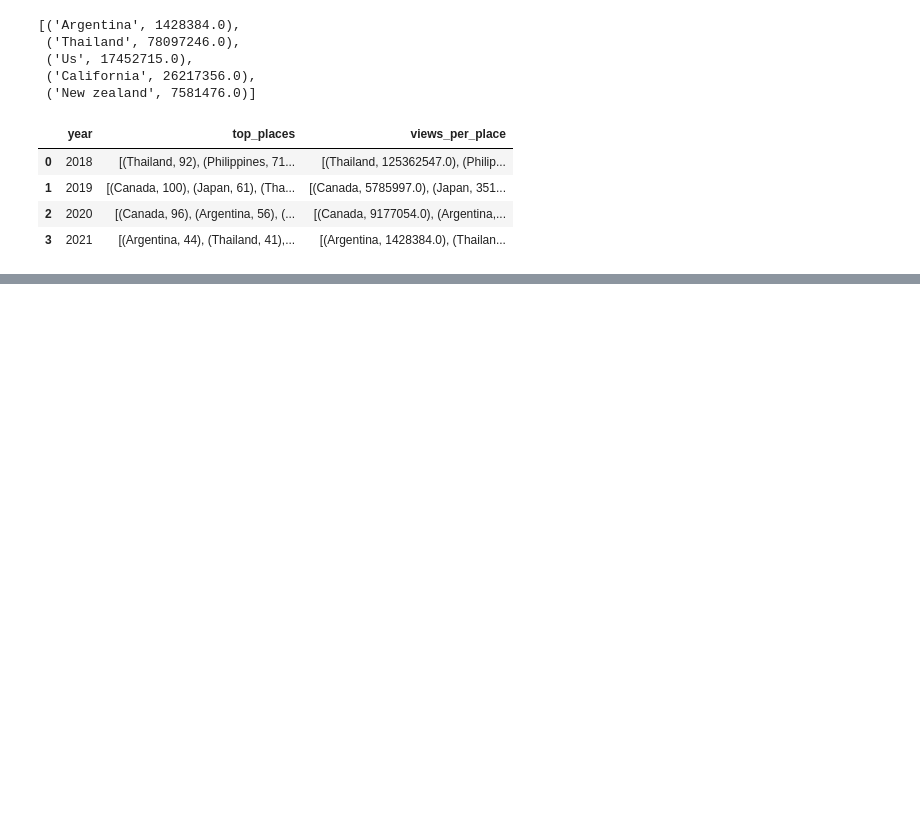
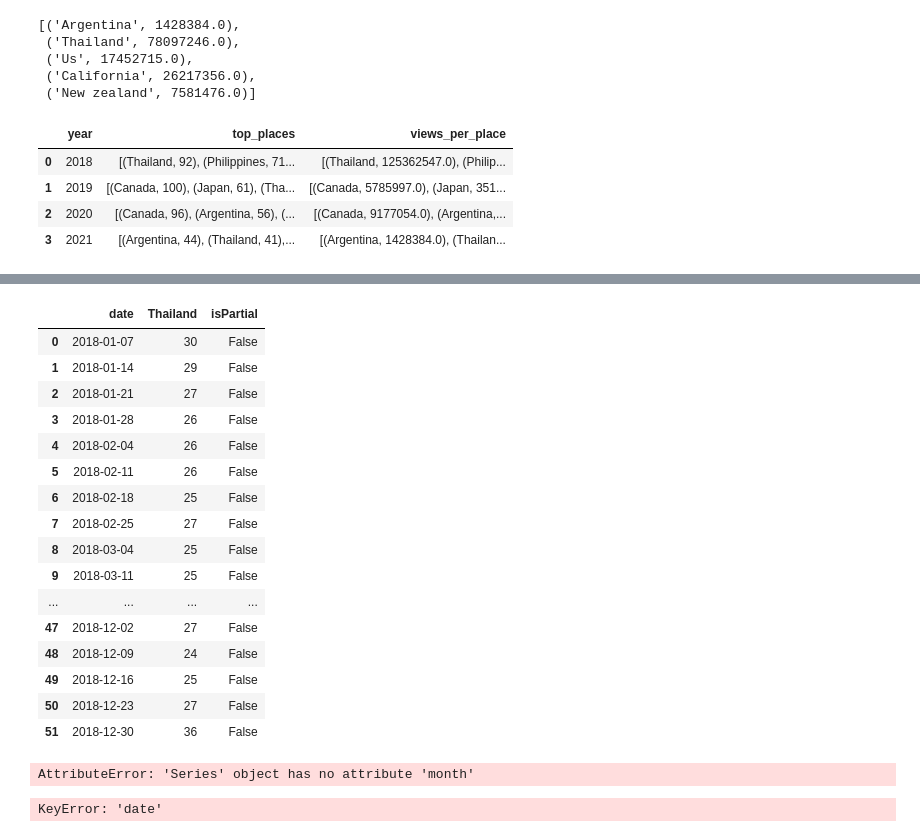
Before and after one commit to Maya-Souza/travel_youtubers_and_tourism, a Jupyter notebook: tests - final project.ipynb, the cells around one changed output, grey strips where cells are left out. Cells and saved outputs as stored; diff of their text form; code cells hidden in the pictures; blank space fills up the shorter version.

```diff
--- a/tests - final project.ipynb
+++ b/tests - final project.ipynb
@@ -753,0 +787,36 @@ print(places_per_year_by_channel['everywhere'].loc[places_per_year_by_channel['y
+# %%
+#data = pytrends.interest_over_time()
+#data2.reset_index(inplace=True, drop=True)
+data2.drop(columns=['level_0', 'index'], inplace = True)
+data2
+# %% [output]
+|  | date | Thailand | isPartial |
+| 0 | 2018-01-07 | 30 | False |
+| 1 | 2018-01-14 | 29 | False |
+| 2 | 2018-01-21 | 27 | False |
+| 3 | 2018-01-28 | 26 | False |
+| 4 | 2018-02-04 | 26 | False |
+| 5 | 2018-02-11 | 26 | False |
+| 6 | 2018-02-18 | 25 | False |
+| 7 | 2018-02-25 | 27 | False |
+| 8 | 2018-03-04 | 25 | False |
+| 9 | 2018-03-11 | 25 | False |
+| ... | ... | ... | ... |
+| 47 | 2018-12-02 | 27 | False |
+| 48 | 2018-12-09 | 24 | False |
+| 49 | 2018-12-16 | 25 | False |
+| 50 | 2018-12-23 | 27 | False |
+| 51 | 2018-12-30 | 36 | False |
+# %%
+data2 = data
+data.reset_index(inplace=True)
+data.dtypes
+data['month'] = pd.DatetimeIndex(data['date'].month)
+data
+# %% [output]
+AttributeError: 'Series' object has no attribute 'month'
+# %%
+data = data.groupby(pd.DatetimeIndex(data['date']).month).agg("mean")
+data
+# %% [output]
+KeyError: 'date'
```
Also changed, not shown: parts of 35 cells of this notebook.
